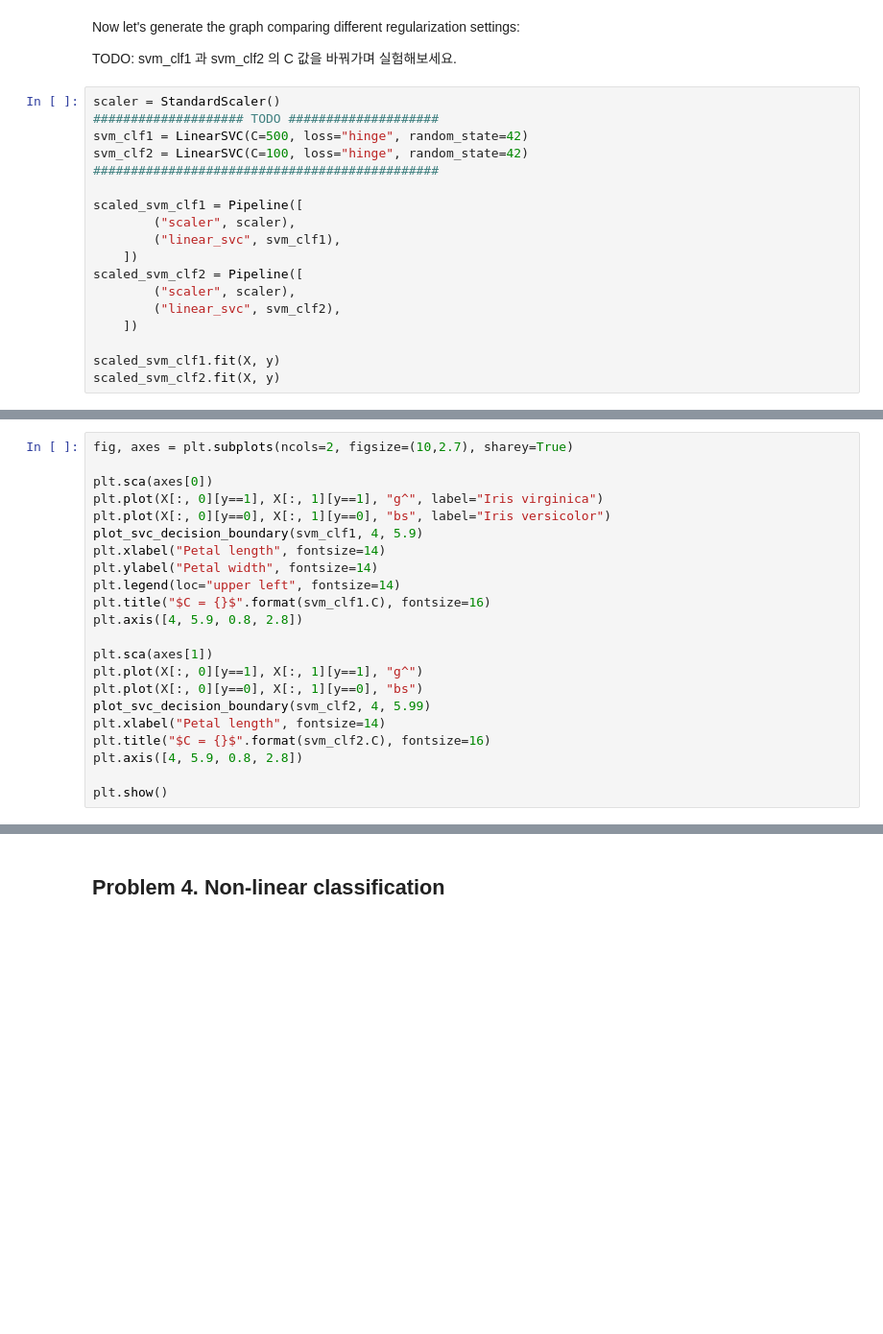
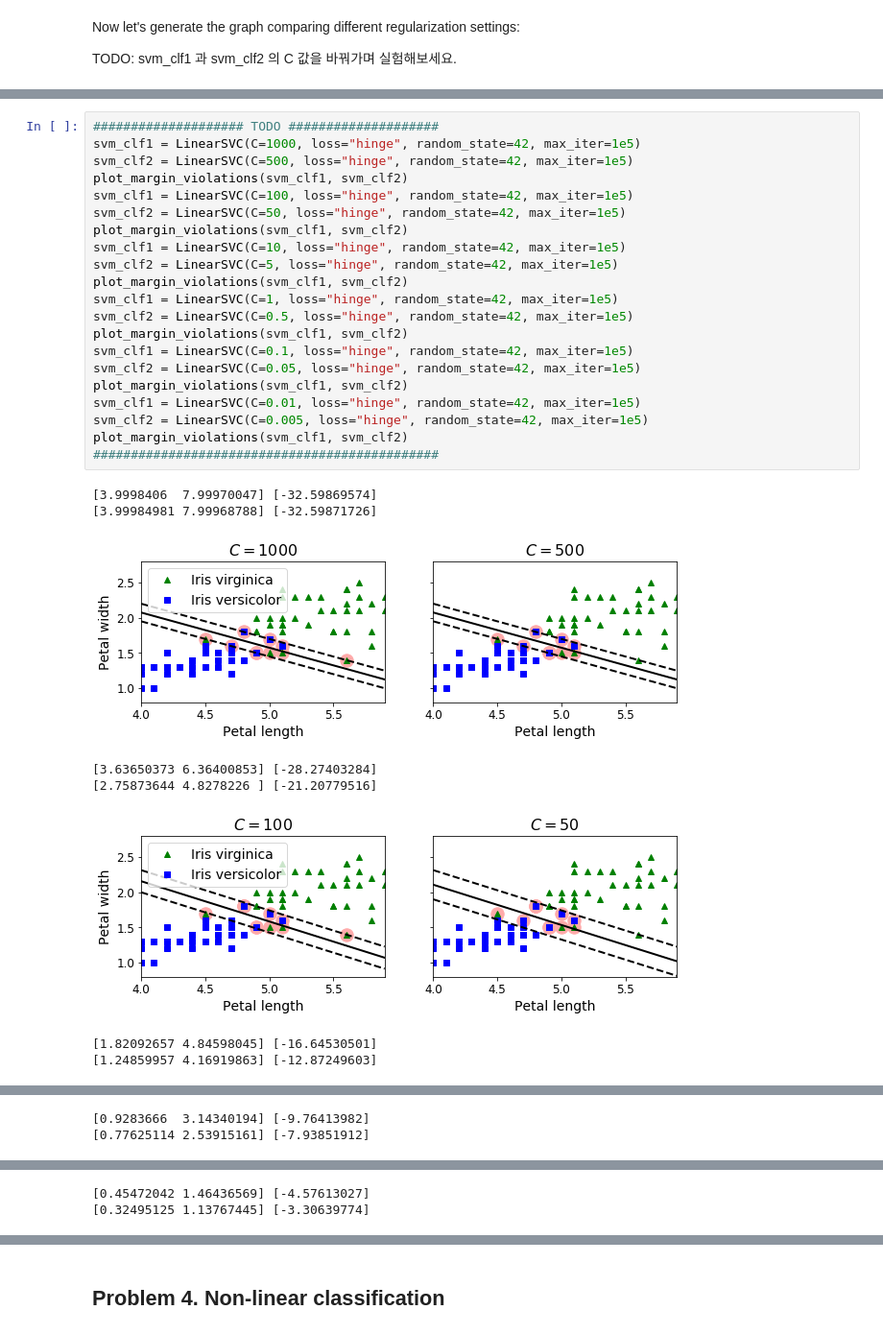
Before and after one commit to lucetre-snu/20s-machine-learning, a Jupyter notebook: Assignment2/AS2-SVM.ipynb, the cells around one changed output, grey strips where cells are left out. Shown at 96% size. Cells and saved outputs as stored; diff of their text form; blank space fills up the shorter version.

Commit message:
Something left to finish Assignment 2

```diff
--- a/Assignment2/AS2-SVM.ipynb
+++ b/Assignment2/AS2-SVM.ipynb
@@ -182,22 +208,4 @@ svm_clf.predict([[5.5, 1.7]])
 Now let's generate the graph comparing different regularization settings:
 
 TODO: svm_clf1 과 svm_clf2 의 C 값을 바꿔가며 실험해보세요.
-# %%
-scaler = StandardScaler()
-#################### TODO ####################
-svm_clf1 = LinearSVC(C=500, loss="hinge", random_state=42)
-svm_clf2 = LinearSVC(C=100, loss="hinge", random_state=42)
-##############################################
-
-scaled_svm_clf1 = Pipeline([
-        ("scaler", scaler),
-        ("linear_svc", svm_clf1),
-    ])
-scaled_svm_clf2 = Pipeline([
-        ("scaler", scaler),
-        ("linear_svc", svm_clf2),
-    ])
-
-scaled_svm_clf1.fit(X, y)
-scaled_svm_clf2.fit(X, y)
 # %%
@@ -220,22 +264,30 @@ svm_clf2.support_vectors_ = X[support_vectors_idx2]
-# %%
-fig, axes = plt.subplots(ncols=2, figsize=(10,2.7), sharey=True)
-
-plt.sca(axes[0])
-plt.plot(X[:, 0][y==1], X[:, 1][y==1], "g^", label="Iris virginica")
-plt.plot(X[:, 0][y==0], X[:, 1][y==0], "bs", label="Iris versicolor")
-plot_svc_decision_boundary(svm_clf1, 4, 5.9)
-plt.xlabel("Petal length", fontsize=14)
-plt.ylabel("Petal width", fontsize=14)
-plt.legend(loc="upper left", fontsize=14)
-plt.title("$C = {}$".format(svm_clf1.C), fontsize=16)
-plt.axis([4, 5.9, 0.8, 2.8])
-
-plt.sca(axes[1])
-plt.plot(X[:, 0][y==1], X[:, 1][y==1], "g^")
-plt.plot(X[:, 0][y==0], X[:, 1][y==0], "bs")
-plot_svc_decision_boundary(svm_clf2, 4, 5.99)
-plt.xlabel("Petal length", fontsize=14)
-plt.title("$C = {}$".format(svm_clf2.C), fontsize=16)
-plt.axis([4, 5.9, 0.8, 2.8])
-
-plt.show()
+# %%
+#################### TODO ####################
+svm_clf1 = LinearSVC(C=1000, loss="hinge", random_state=42, max_iter=1e5)
+svm_clf2 = LinearSVC(C=500, loss="hinge", random_state=42, max_iter=1e5)
+plot_margin_violations(svm_clf1, svm_clf2)
+svm_clf1 = LinearSVC(C=100, loss="hinge", random_state=42, max_iter=1e5)
+svm_clf2 = LinearSVC(C=50, loss="hinge", random_state=42, max_iter=1e5)
+plot_margin_violations(svm_clf1, svm_clf2)
+svm_clf1 = LinearSVC(C=10, loss="hinge", random_state=42, max_iter=1e5)
+svm_clf2 = LinearSVC(C=5, loss="hinge", random_state=42, max_iter=1e5)
+plot_margin_violations(svm_clf1, svm_clf2)
+svm_clf1 = LinearSVC(C=1, loss="hinge", random_state=42, max_iter=1e5)
+svm_clf2 = LinearSVC(C=0.5, loss="hinge", random_state=42, max_iter=1e5)
+plot_margin_violations(svm_clf1, svm_clf2)
+svm_clf1 = LinearSVC(C=0.1, loss="hinge", random_state=42, max_iter=1e5)
+svm_clf2 = LinearSVC(C=0.05, loss="hinge", random_state=42, max_iter=1e5)
+plot_margin_violations(svm_clf1, svm_clf2)
+svm_clf1 = LinearSVC(C=0.01, loss="hinge", random_state=42, max_iter=1e5)
+svm_clf2 = LinearSVC(C=0.005, loss="hinge", random_state=42, max_iter=1e5)
+plot_margin_violations(svm_clf1, svm_clf2)
+##############################################
+# %% [output]
+[3.9998406  7.99970047] [-32.59869574]
+[3.99984981 7.99968788] [-32.59871726]
+[figure, added]
+[3.63650373 6.36400853] [-28.27403284]
+[2.75873644 4.8278226 ] [-21.20779516]
+[figure, added]
+[1.82092657 4.84598045] [-16.64530501]
+[1.24859957 4.16919863] [-12.87249603]
@@ -241,0 +295,2 @@ plt.show()
+[0.9283666  3.14340194] [-9.76413982]
+[0.77625114 2.53915161] [-7.93851912]
@@ -241,0 +298,2 @@ plt.show()
+[0.45472042 1.46436569] [-4.57613027]
+[0.32495125 1.13767445] [-3.30639774]
```
Also changed, not shown: parts of 14 cells of this notebook.
